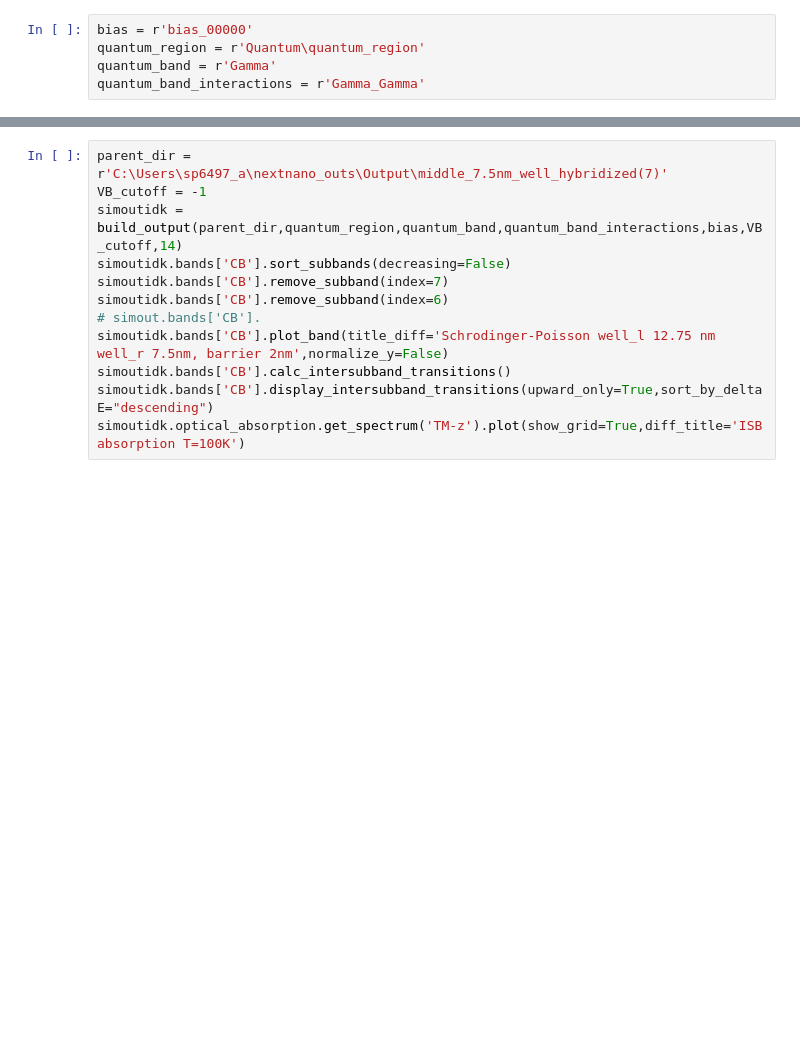
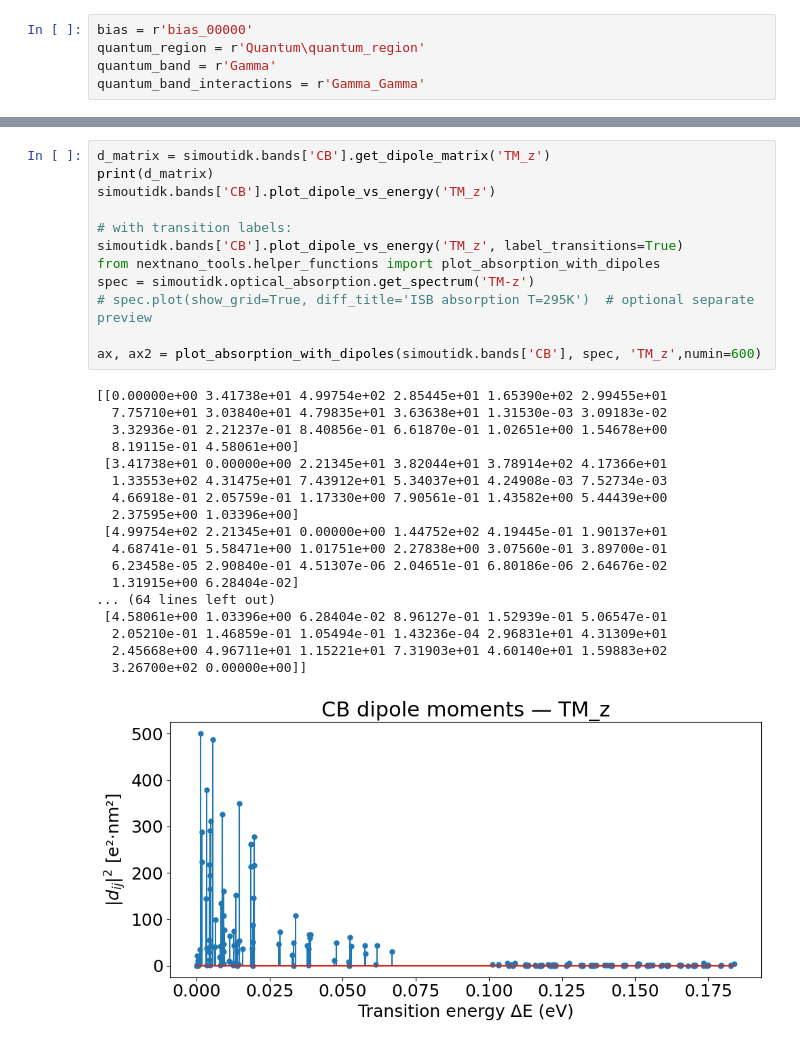
Before and after one commit to sherpsss/nextnanopy_projects, a Jupyter notebook: AlGaAsGaAsSL/AlGaAsGaAsSL.ipynb, the cells around one changed output, grey strips where cells are left out. Cells and saved outputs as stored; diff of their text form; blank space fills up the shorter version.

Commit message:
handling absorption coefficients with claude code

```diff
--- a/AlGaAsGaAsSL/AlGaAsGaAsSL.ipynb
+++ b/AlGaAsGaAsSL/AlGaAsGaAsSL.ipynb
@@ -58,13 +71,32 @@ Intersubband transition energies — CB
 -----------------------------------------------------
-# %%
-parent_dir = r'C:\Users\sp6497_a\nextnano_outs\Output\middle_7.5nm_well_hybridized(7)'
-VB_cutoff = -1
-simoutidk = build_output(parent_dir,quantum_region,quantum_band,quantum_band_interactions,bias,VB_cutoff,14)
-simoutidk.bands['CB'].sort_subbands(decreasing=False)
-simoutidk.bands['CB'].remove_subband(index=7)
-simoutidk.bands['CB'].remove_subband(index=6)
-# simout.bands['CB'].
-simoutidk.bands['CB'].plot_band(title_diff='Schrodinger-Poisson well_l 12.75 nm well_r 7.5nm, barrier 2nm',normalize_y=False)
-simoutidk.bands['CB'].calc_intersubband_transitions()
-simoutidk.bands['CB'].display_intersubband_transitions(upward_only=True,sort_by_deltaE="descending")
-simoutidk.optical_absorption.get_spectrum('TM-z').plot(show_grid=True,diff_title='ISB absorption T=100K')
+# %%
+d_matrix = simoutidk.bands['CB'].get_dipole_matrix('TM_z')
+print(d_matrix)
+simoutidk.bands['CB'].plot_dipole_vs_energy('TM_z')
+
+# with transition labels:
+simoutidk.bands['CB'].plot_dipole_vs_energy('TM_z', label_transitions=True)
+from nextnano_tools.helper_functions import plot_absorption_with_dipoles
+spec = simoutidk.optical_absorption.get_spectrum('TM-z')
+# spec.plot(show_grid=True, diff_title='ISB absorption T=295K')  # optional separate preview
+
+ax, ax2 = plot_absorption_with_dipoles(simoutidk.bands['CB'], spec, 'TM_z',numin=600)
+# %% [output]
+[[0.00000e+00 3.41738e+01 4.99754e+02 2.85445e+01 1.65390e+02 2.99455e+01
+  7.75710e+01 3.03840e+01 4.79835e+01 3.63638e+01 1.31530e-03 3.09183e-02
+  3.32936e-01 2.21237e-01 8.40856e-01 6.61870e-01 1.02651e+00 1.54678e+00
+  8.19115e-01 4.58061e+00]
+ [3.41738e+01 0.00000e+00 2.21345e+01 3.82044e+01 3.78914e+02 4.17366e+01
+  1.33553e+02 4.31475e+01 7.43912e+01 5.34037e+01 4.24908e-03 7.52734e-03
+  4.66918e-01 2.05759e-01 1.17330e+00 7.90561e-01 1.43582e+00 5.44439e+00
+  2.37595e+00 1.03396e+00]
+ [4.99754e+02 2.21345e+01 0.00000e+00 1.44752e+02 4.19445e-01 1.90137e+01
+  4.68741e-01 5.58471e+00 1.01751e+00 2.27838e+00 3.07560e-01 3.89700e-01
+  6.23458e-05 2.90840e-01 4.51307e-06 2.04651e-01 6.80186e-06 2.64676e-02
+  1.31915e+00 6.28404e-02]
+... (64 lines left out)
+ [4.58061e+00 1.03396e+00 6.28404e-02 8.96127e-01 1.52939e-01 5.06547e-01
+  2.05210e-01 1.46859e-01 1.05494e-01 1.43236e-04 2.96831e+01 4.31309e+01
+  2.45668e+00 4.96711e+01 1.15221e+01 7.31903e+01 4.60140e+01 1.59883e+02
+  3.26700e+02 0.00000e+00]]
+[figure, added]
```
Also changed, not shown: parts of 2 cells of this notebook, 3 other files.
